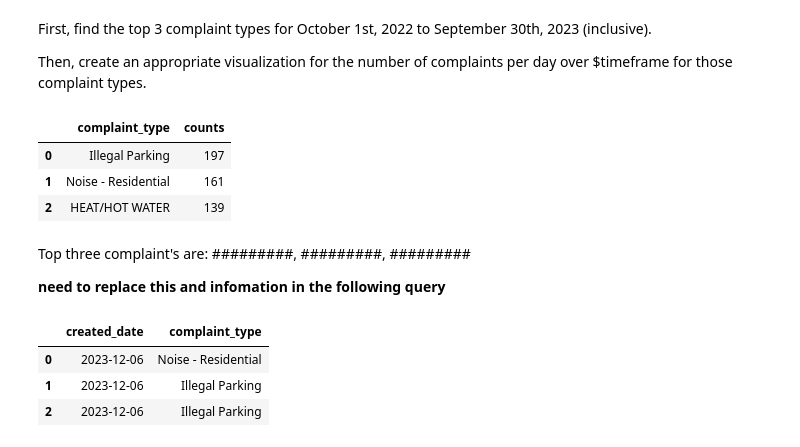
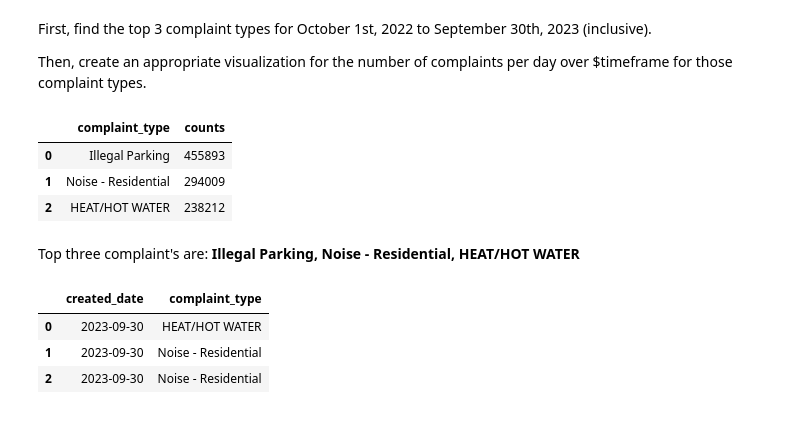
Before and after one commit to Shuochun/4501_final_project, a Jupyter notebook: Project Code.ipynb, the cells around one changed output. Drawn from its saved outputs; the diff is of its cells as text; code cells hidden in the pictures.

```diff
--- a/Project Code.ipynb
+++ b/Project Code.ipynb
@@ -510,19 +463,8 @@ WHERE
 GROUP BY
     zipcode
 ORDER BY
-    complaint_count DESC;
+    complaint_count DESC
 """
-QUERY_1 = """
-SELECT
-    zipcode,
-    COUNT(id) AS complaint_count
-FROM
-    complaints
-GROUP BY
-    zipcode
-ORDER BY
-    complaint_count DESC;
-"""
 # %%
 with engine.connect() as conn:
     result = conn.execute(db.text(QUERY_1))
@@ -796,38 +731,29 @@ GROUP BY complaint_type
 ORDER BY counts DESC
 LIMIT 3
 """
-query = """
-SELECT complaint_type, COUNT(id) AS counts
-FROM complaints
-GROUP BY complaint_type
-ORDER BY counts DESC
-LIMIT 3
-"""
 with engine.connect() as conn:
     result = conn.execute(db.text(query))
 top_3_complaint = pd.DataFrame(result.fetchall(), columns=result.keys())
 top_3_complaint
 # %% [output]
 |  | complaint_type | counts |
-| 0 | Illegal Parking | 197 |
-| 1 | Noise - Residential | 161 |
-| 2 | HEAT/HOT WATER | 139 |
+| 0 | Illegal Parking | 455893 |
+| 1 | Noise - Residential | 294009 |
+| 2 | HEAT/HOT WATER | 238212 |
 # %% [markdown]
-Top three complaint's are: #########, #########, #########
-
-__need to replace this and infomation in the following query__
+Top three complaint's are: __Illegal Parking, Noise - Residential, HEAT/HOT WATER__
 # %%
 query = """
 SELECT created_date, complaint_type
 FROM complaints
 WHERE complaint_type IN ('Illegal Parking' , 'Noise - Residential' , 'HEAT/HOT WATER')
+    AND created_date BETWEEN '2022-10-01' AND '2023-09-30'
 """
 with engine.connect() as conn:
     result = conn.execute(db.text(query))
 top_3_complaint_data = pd.DataFrame(result.fetchall(), columns=result.keys())
-top_3_complaint_data.head(3)
 # %% [output]
 |  | created_date | complaint_type |
-| 0 | 2023-12-06 | Noise - Residential |
-| 1 | 2023-12-06 | Illegal Parking |
-| 2 | 2023-12-06 | Illegal Parking |
+| 0 | 2023-09-30 | HEAT/HOT WATER |
+| 1 | 2023-09-30 | Noise - Residential |
+| 2 | 2023-09-30 | Noise - Residential |
```
Also changed, not shown: parts of 35 cells of this notebook.
